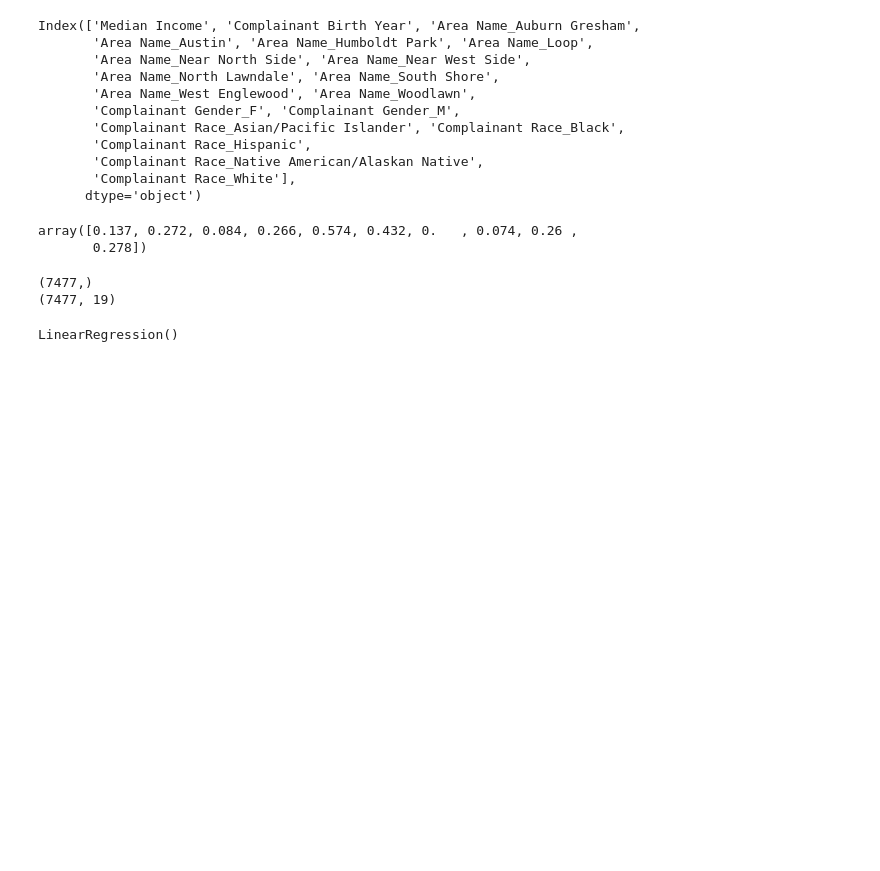
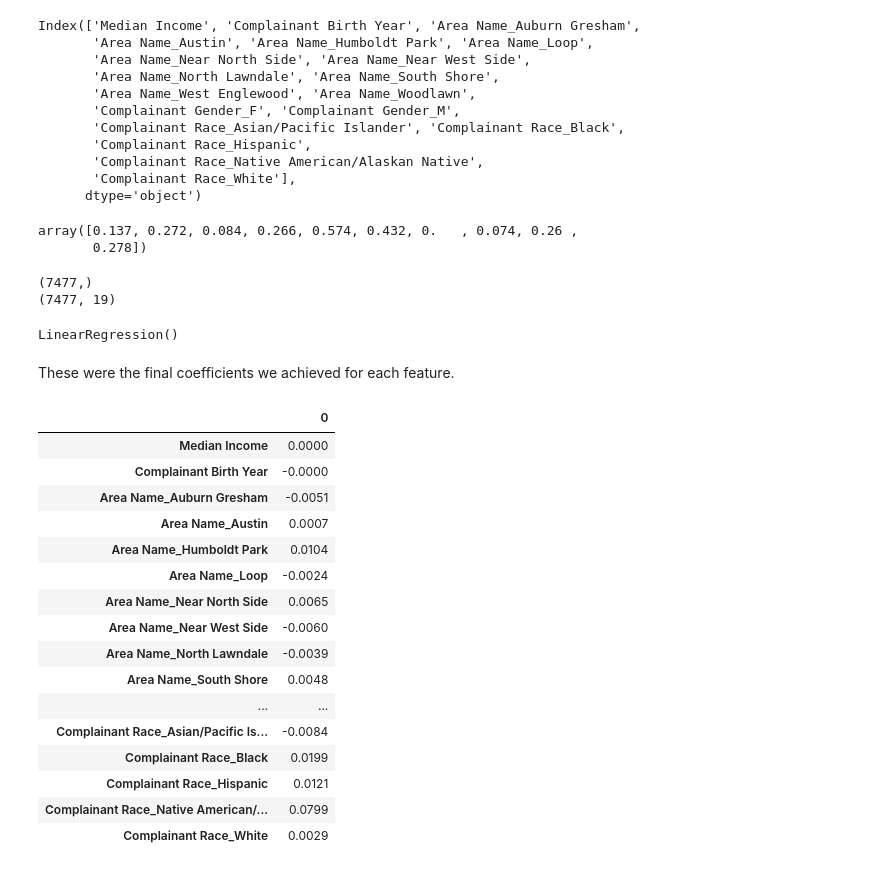
Before and after one commit to Faraaz-Beyabani/CPDP_Daring_Riddlers, a Jupyter notebook: checkpoint-5/src/checkpoint-5.ipynb, the cells around one changed output. Saved outputs shown, nothing was run; the diff lists cells and outputs as text; code cells hidden in the pictures; blank space fills up the shorter version.

Commit message:
Add coefficient showcase at end of notebook

```diff
--- a/checkpoint-5/src/checkpoint-5.ipynb
+++ b/checkpoint-5/src/checkpoint-5.ipynb
@@ -310,3 +310,25 @@ X_test = X[5600:]
 reg.fit(X_train,y_train)
 # %% [output]
 LinearRegression()
+# %% [markdown]
+These were the final coefficients we achieved for each feature.
+# %%
+pd.DataFrame([round(c, 4) for c in reg.coef_], index = features)
+# %% [output]
+|  | 0 |
+| Median Income | 0.0000 |
+| Complainant Birth Year | -0.0000 |
+| Area Name_Auburn Gresham | -0.0051 |
+| Area Name_Austin | 0.0007 |
+| Area Name_Humboldt Park | 0.0104 |
+| Area Name_Loop | -0.0024 |
+| Area Name_Near North Side | 0.0065 |
+| Area Name_Near West Side | -0.0060 |
+| Area Name_North Lawndale | -0.0039 |
+| Area Name_South Shore | 0.0048 |
+| ... | ... |
+| Complainant Race_Asian/Pacific Is... | -0.0084 |
+| Complainant Race_Black | 0.0199 |
+| Complainant Race_Hispanic | 0.0121 |
+| Complainant Race_Native American/... | 0.0799 |
+| Complainant Race_White | 0.0029 |
```
